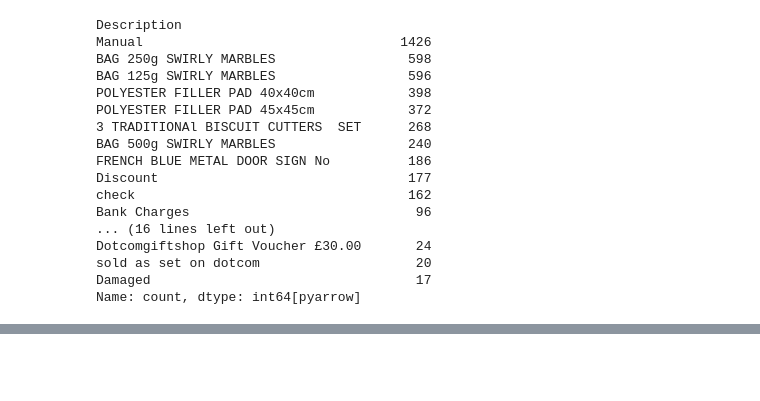
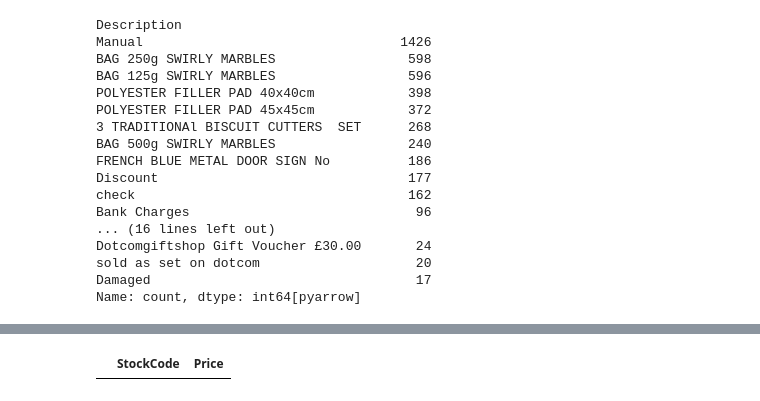
Before and after one commit to Ysharbat/market-basket-next-product, a Jupyter notebook: notebooks/01_cleaning_eda.ipynb, the cells around one changed output, grey strips where cells are left out. Saved outputs shown, nothing was run; the diff lists cells and outputs as text; code cells hidden in the pictures; blank space fills up the shorter version.

```diff
--- a/notebooks/01_cleaning_eda.ipynb
+++ b/notebooks/01_cleaning_eda.ipynb
@@ -265,0 +384,4 @@ Name: count, dtype: int64[pyarrow]
+# %%
+clean.loc[clean["Description"] == "Next Day Carriage", ["StockCode", "Price"]].drop_duplicates()
+# %% [output]
+|  | StockCode | Price |
```
Also changed, not shown: parts of 10 cells of this notebook.
